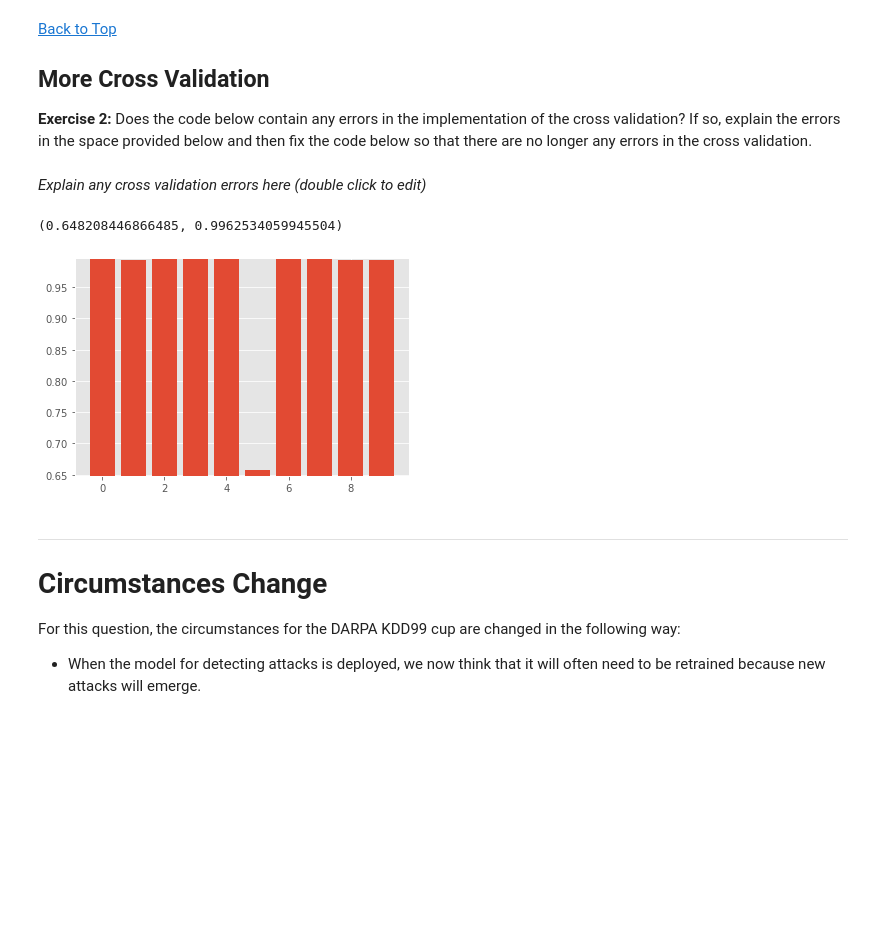
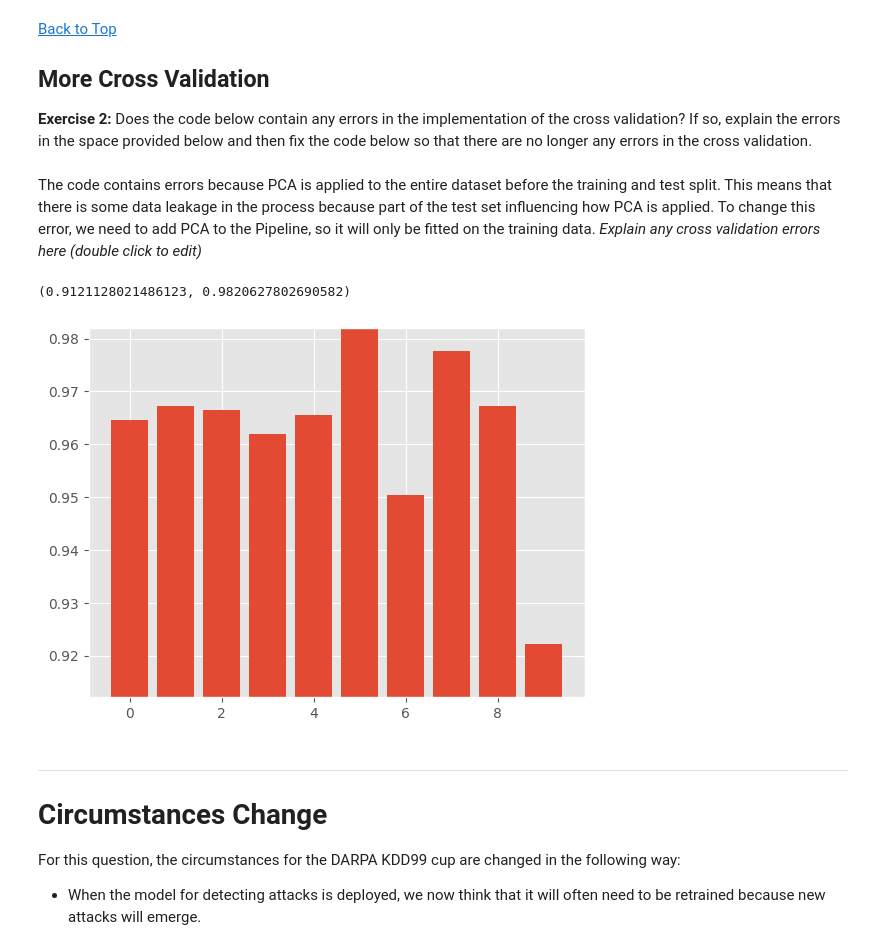
Before and after one commit to 48774861/mlp_flipped_assignments, a Jupyter notebook: ICA3_MachineLearning.ipynb, the cells around one changed output. Saved outputs shown, nothing was run; the diff lists cells and outputs as text; code cells hidden in the pictures; blank space fills up the shorter version.

```diff
--- a/ICA3_MachineLearning.ipynb
+++ b/ICA3_MachineLearning.ipynb
@@ -167,11 +152,11 @@ ___
 **Exercise 1:** If the code above is not a proper separation of the train or does not use the proper evaluation criteria, fix the code in the block below to use appropriate train/test separation and appropriate evaluation criterion (criteria). **Mark changes in the code with comments.**
 # %%
 from sklearn.model_selection import cross_val_score
-from sklearn.model_selection import KFold, ShuffleSplit
+from sklearn.model_selection import KFold, ShuffleSplit, StratifiedKFold
 from sklearn.model_selection import StratifiedKFold, StratifiedShuffleSplit
 
 from sklearn.metrics import make_scorer, accuracy_score
-from sklearn.metrics import precision_score, recall_score, f1_score
+from sklearn.metrics import precision_score, recall_score, f1_score, fbeta_score
 
 from sklearn.linear_model import LogisticRegression
 # these imports above might help you
@@ -180,15 +165,16 @@ from sklearn.linear_model import LogisticRegression
 # select model
 clf = LogisticRegression()
 #select cross validation
-cv = KFold(n_splits=10)
+cv = StratifiedKFold(n_splits=10)
 # select evaluation criteria
-my_scorer = make_scorer(accuracy_score)
+my_scorer = make_scorer(fbeta_score, beta=2)
 # run model training and cross validation
 per_fold_eval_criteria = cross_val_score(estimator=clf,
                                     X=X,
                                     y=y,
                                     cv=cv,
-                                    scoring=my_scorer
+                                    scoring=my_scorer,
+
                                    )
 
 plt.bar(range(len(per_fold_eval_criteria)),per_fold_eval_criteria)
@@ -215,38 +201,39 @@ ___
 ## More Cross Validation
 
 **Exercise 2:** Does the code below contain any errors in the implementation of the cross validation? If so, explain the errors in the space provided below and then fix the code below so that there are no longer any errors in the cross validation.
-# %% [markdown]
-
-*Explain any cross validation errors here (double click to edit)*
+# %% [markdown]
+The code contains errors because PCA is applied to the entire dataset before the training and test split. This means that there is some data leakage in the process because part of the test set influencing how PCA is applied. To change this error, we need to add PCA to the Pipeline, so it will only be fitted on the training data.
+*Explain any cross validation errors here (double click to edit)*
 # %%
 from sklearn.decomposition import PCA
 from sklearn.preprocessing import StandardScaler
 from sklearn.pipeline import Pipeline
 
 
 #======If there are errors, fix them below======
 n_components = 1
-pca = PCA(n_components=n_components)
-Xpca = pca.fit_transform(X)
+# pca = PCA(n_components=n_components)
+# Xpca = pca.fit_transform(X)
 
 clf = Pipeline([('scl',StandardScaler()),
+                ('pca', PCA(n_components=n_components)),
                 ('clf',LogisticRegression())])
 
 per_fold_eval_criteria = cross_val_score(estimator=clf,
                                     X=Xpca,
                                     y=y,
                                     cv=cv,
                                     scoring=my_scorer
                                    )
 
 plt.bar(range(len(per_fold_eval_criteria)),per_fold_eval_criteria)
 plt.ylim([min(per_fold_eval_criteria)-0.01,max(per_fold_eval_criteria)])
 
 # =====fixed code======
 # write the fixed code (if needed) below
 # %% [output]
-(0.648208446866485, 0.9962534059945504)
+(0.9121128021486123, 0.9820627802690582)
-[figure, old version]
+[figure, new version]
 # %% [markdown]
 ___
 
```
Also changed, not shown: parts of 21 cells of this notebook.
